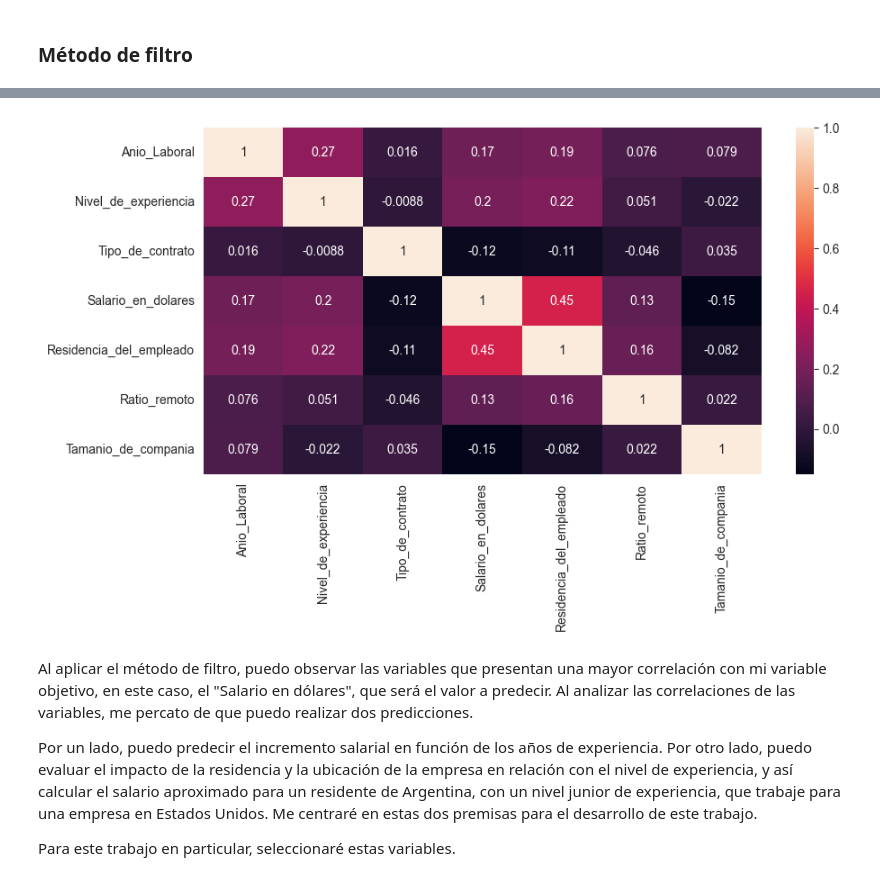
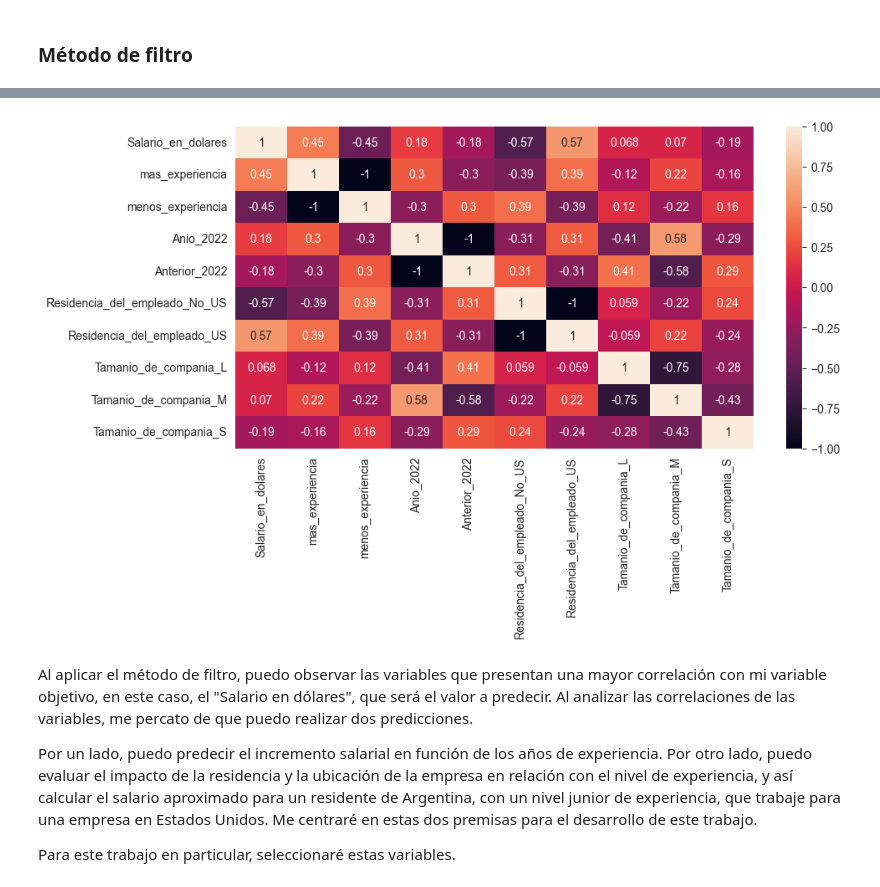
Before and after one commit to lenase0077/Proyectos-Machine-Learning, a Jupyter notebook: Proyecto DataScience Salaries/Leandro_Serrano_EntregaEDAFINAL1.1.ipynb, the cells around one changed output, grey strips where cells are left out. Drawn from its saved outputs; the diff is of its cells as text; code cells hidden in the pictures.

```diff
--- a/Proyecto DataScience Salaries/Leandro_Serrano_EntregaEDAFINAL1.1.ipynb
+++ b/Proyecto DataScience Salaries/Leandro_Serrano_EntregaEDAFINAL1.1.ipynb
@@ -242,10 +260,10 @@ from sklearn.preprocessing import OneHotEncoder
 encoderOHE = OneHotEncoder()
 
 # Ajustar y transformar los datos
-encoded_data = encoderOHE.fit_transform(df_salaryML_OneHotEncoder[['Tipo_de_contrato', 'Nivel_de_experiencia', 'Residencia_del_empleado', 'Tamanio_de_compania']])
+encoded_data = encoderOHE.fit_transform(df_salaryML_OneHotEncoder[['Tipo_de_contrato', 'Residencia_del_empleado', 'Tamanio_de_compania']])
 
 # Obtener las categorías únicas para cada columna
-feature_names = encoderOHE.get_feature_names_out(['Tipo_de_contrato', 'Nivel_de_experiencia', 'Residencia_del_empleado', 'Tamanio_de_compania'])
+feature_names = encoderOHE.get_feature_names_out(['Tipo_de_contrato', 'Residencia_del_empleado', 'Tamanio_de_compania'])
 
 # Convertir el resultado a un DataFrame
 encoded_df = pd.DataFrame(encoded_data.toarray(), columns=feature_names)
@@ -264,6 +282,9 @@ df_encoded.head()
 # %%
-columns_to_drop = ['Anio_Laboral', 'Nivel_de_experiencia', 'Tipo_de_contrato', 'Titulo_de_trabajo', 'Residencia_del_empleado', 'Ratio_remoto', 'Localizacion_de_la_compania', 'Tamanio_de_compania']
+columns_to_drop = ['Anio_Laboral', 'Tipo_de_contrato', 'Titulo_de_trabajo', 'Residencia_del_empleado', 'Ratio_remoto', 'Localizacion_de_la_compania', 'Tamanio_de_compania']
 df_encoded = df_encoded.drop(columns=columns_to_drop)
+# %%
+df_encoded = df_encoded.drop('Tipo_de_contrato_Full_Time', axis=1)
+df_encoded = df_encoded.drop('Tipo_de_contrato_No_FT', axis=1)
 # %%
 df_encoded.head()
 # %% [output]
@@ -518,8 +505,0 @@ Sin embargo, posteriormente me di cuenta de que la visualización que utilicé (
-# %%
-plt.figure(figsize=(10, 4))
-sns.set_style("whitegrid")
-sns.countplot(data=df_salary,x='Ratio_remoto')
-plt.xticks(weight = 'bold')
-plt.xlabel('Ratio Remoto', fontweight='bold' )
-plt.ylabel('Conteo', fontweight='bold')
-plt.show
@@ -602,7 +588,7 @@ Gracias a este análisis exploratorio, nos podemos dar cuenta de varias cosas.
 # %% [markdown]
 ### Método de filtro
 # %%
-corrsalaryML=df_salaryML_LabelEncoder.corr()
+corrsalaryML=df_encoded.corr()
 plt.figure(figsize=(10,5))
 heatmap=sns.heatmap(corrsalaryML, annot=True)
 sns.color_palette("flare", as_cmap=True)
@@ -612,4 +597,4 @@ The default value of numeric_only in DataFrame.corr is deprecated. In a future v
-[figure, old version]
+[figure, new version]
 # %% [markdown]
 Al aplicar el método de filtro, puedo observar las variables que presentan una mayor correlación con mi variable objetivo, en este caso, el "Salario en dólares", que será el valor a predecir. Al analizar las correlaciones de las variables, me percato de que puedo realizar dos predicciones.
 
```
Also changed, not shown: parts of 44 cells of this notebook.
